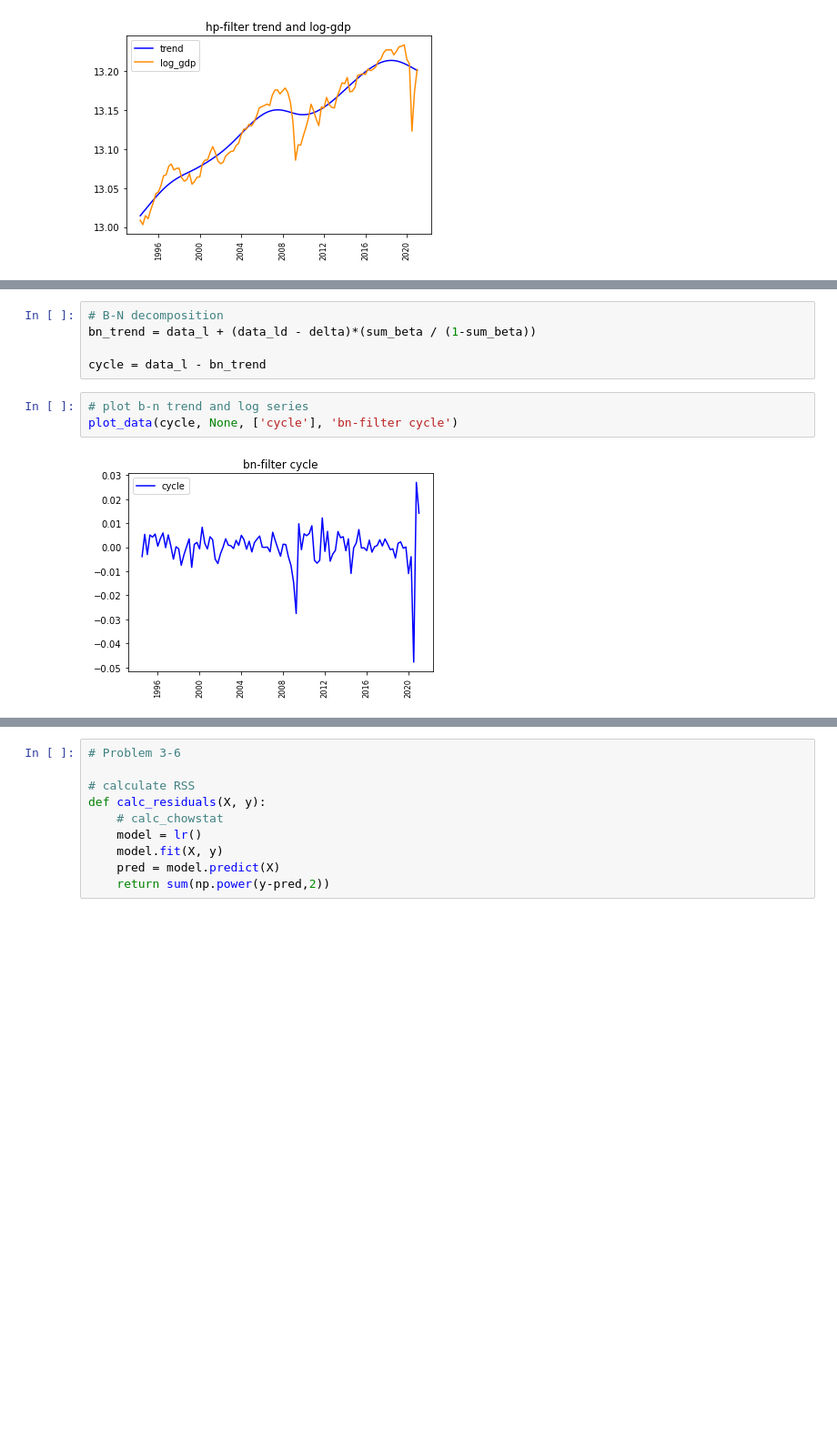
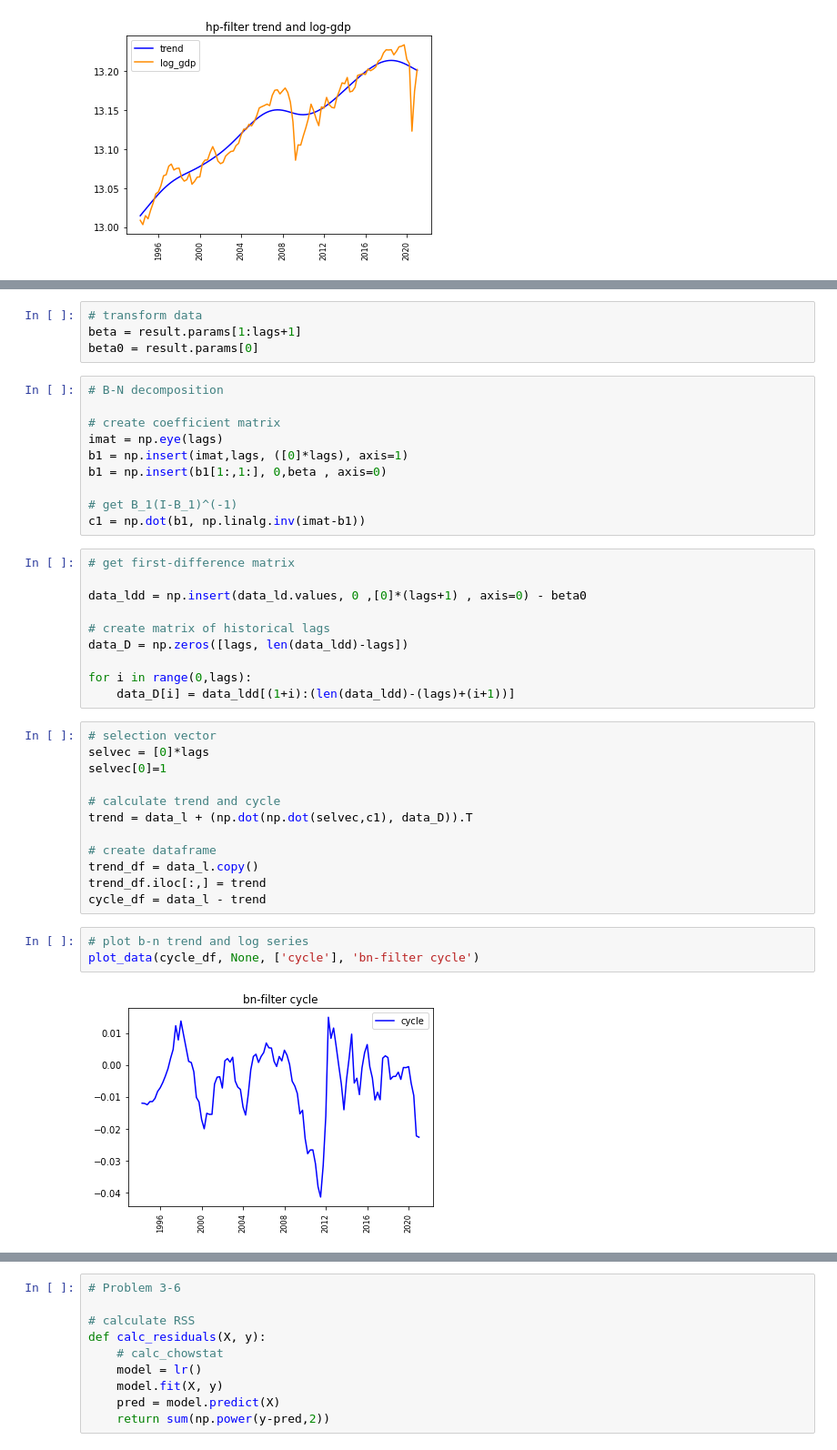
Before and after one commit to kmrnykgbn/empirical-macroeconomics, a Jupyter notebook: time_series_analysis/src/jpn_gdp_analysis.ipynb, the cells around one changed output, grey strips where cells are left out. Shown at 91% size. Cells and saved outputs as stored; diff of their text form; blank space fills up the shorter version.

```diff
--- a/time_series_analysis/src/jpn_gdp_analysis.ipynb
+++ b/time_series_analysis/src/jpn_gdp_analysis.ipynb
@@ -180,12 +179,43 @@ bn_trend[:] = np.nan # initialized
-# %%
-# B-N decomposition
-bn_trend = data_l + (data_ld - delta)*(sum_beta / (1-sum_beta))
-
-cycle = data_l - bn_trend
+# %%
+# transform data
+beta = result.params[1:lags+1]
+beta0 = result.params[0]
+# %%
+# B-N decomposition
+
+# create coefficient matrix
+imat = np.eye(lags)
+b1 = np.insert(imat,lags, ([0]*lags), axis=1)
+b1 = np.insert(b1[1:,1:], 0,beta , axis=0)
+
+# get B_1(I-B_1)^(-1)
+c1 = np.dot(b1, np.linalg.inv(imat-b1))
+# %%
+# get first-difference matrix
+
+data_ldd = np.insert(data_ld.values, 0 ,[0]*(lags+1) , axis=0) - beta0
+
+# create matrix of historical lags
+data_D = np.zeros([lags, len(data_ldd)-lags])
+
+for i in range(0,lags):
+    data_D[i] = data_ldd[(1+i):(len(data_ldd)-(lags)+(i+1))]
+# %%
+# selection vector
+selvec = [0]*lags
+selvec[0]=1
+
+# calculate trend and cycle
+trend = data_l + (np.dot(np.dot(selvec,c1), data_D)).T
+
+# create dataframe
+trend_df = data_l.copy()
+trend_df.iloc[:,] = trend
+cycle_df = data_l - trend
 # %%
 # plot b-n trend and log series
-plot_data(cycle, None, ['cycle'], 'bn-filter cycle')
+plot_data(cycle_df, None, ['cycle'], 'bn-filter cycle')
 # %% [output]
-[figure, old version]
+[figure, new version]
 # %%
 # plot b-n trend and log series
```
Also changed, not shown: parts of 6 cells of this notebook.
